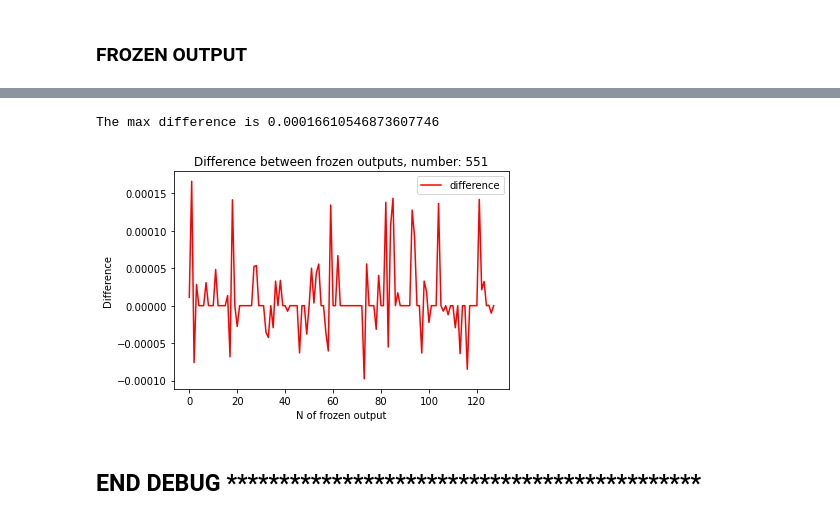
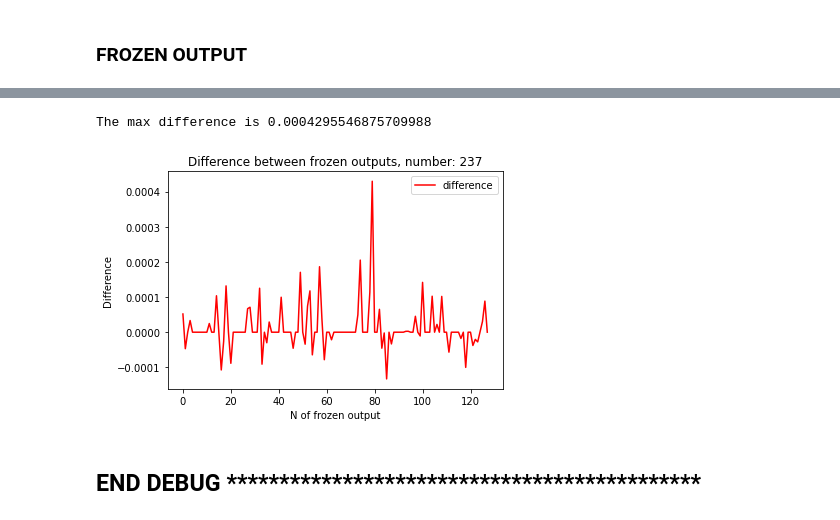
Before and after one commit to AlessandroAvi/Master_Thesis, a Jupyter notebook: Letters_application/Python/TinyOL.ipynb, the cells around one changed output, grey strips where cells are left out. Cells and saved outputs as stored; diff of their text form; code cells hidden in the pictures.

```diff
--- a/Letters_application/Python/TinyOL.ipynb
+++ b/Letters_application/Python/TinyOL.ipynb
@@ -1010,8 +965,8 @@ def plot_frozenDifference(itr):
-# %%
-plot_frozenDifference(551)
-# %% [output]
-The max difference is 0.00016610546873607746
-[figure, removed]
+# %%
+myDebug.plot_frozenDifference(237, frozenOut_pc, frozenOut_stm)
+# %% [output]
+The max difference is 0.0004295546875709988
+[figure, added]
 # %% [markdown]
 ## END DEBUG *********************************************
 # %% [markdown]
```
Also changed, not shown: parts of 13 cells of this notebook, 17 other files.
